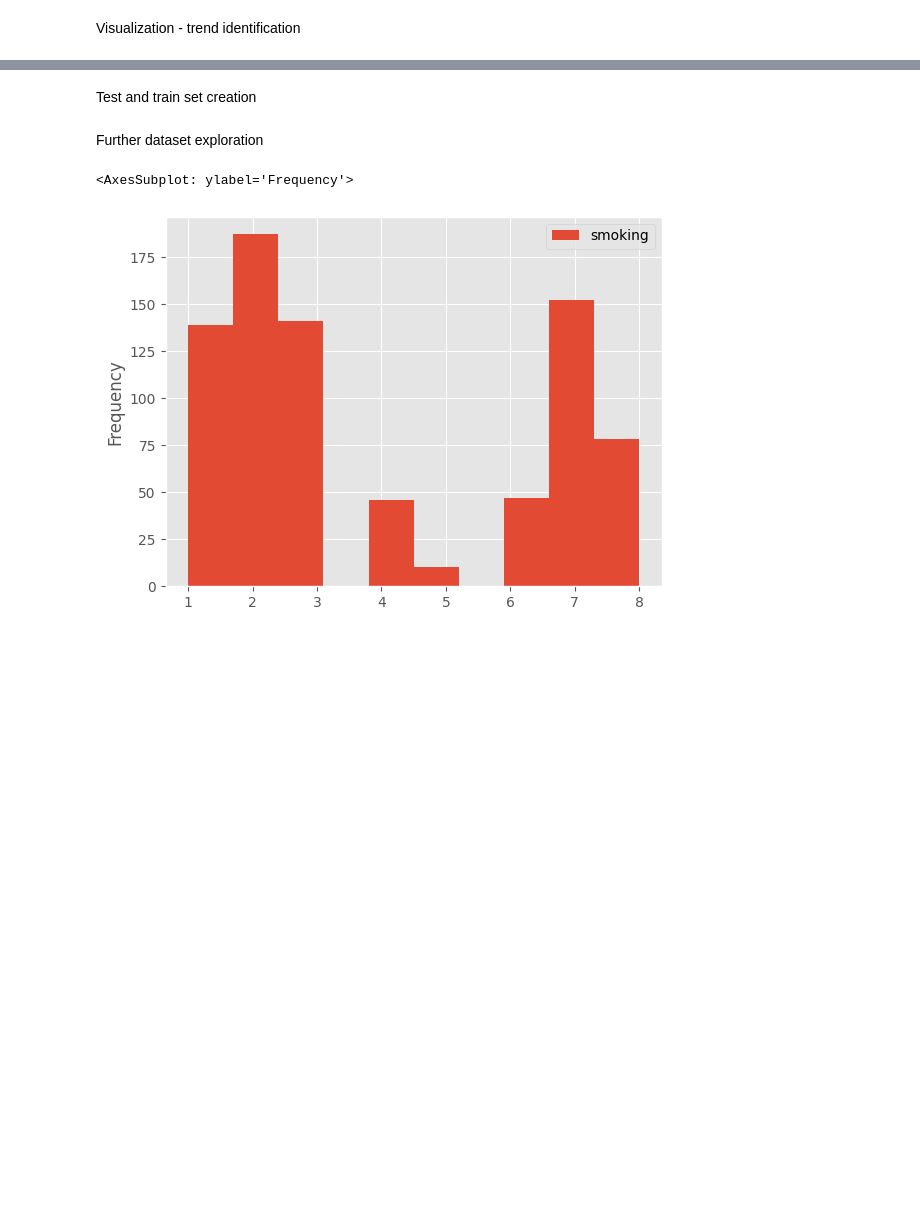
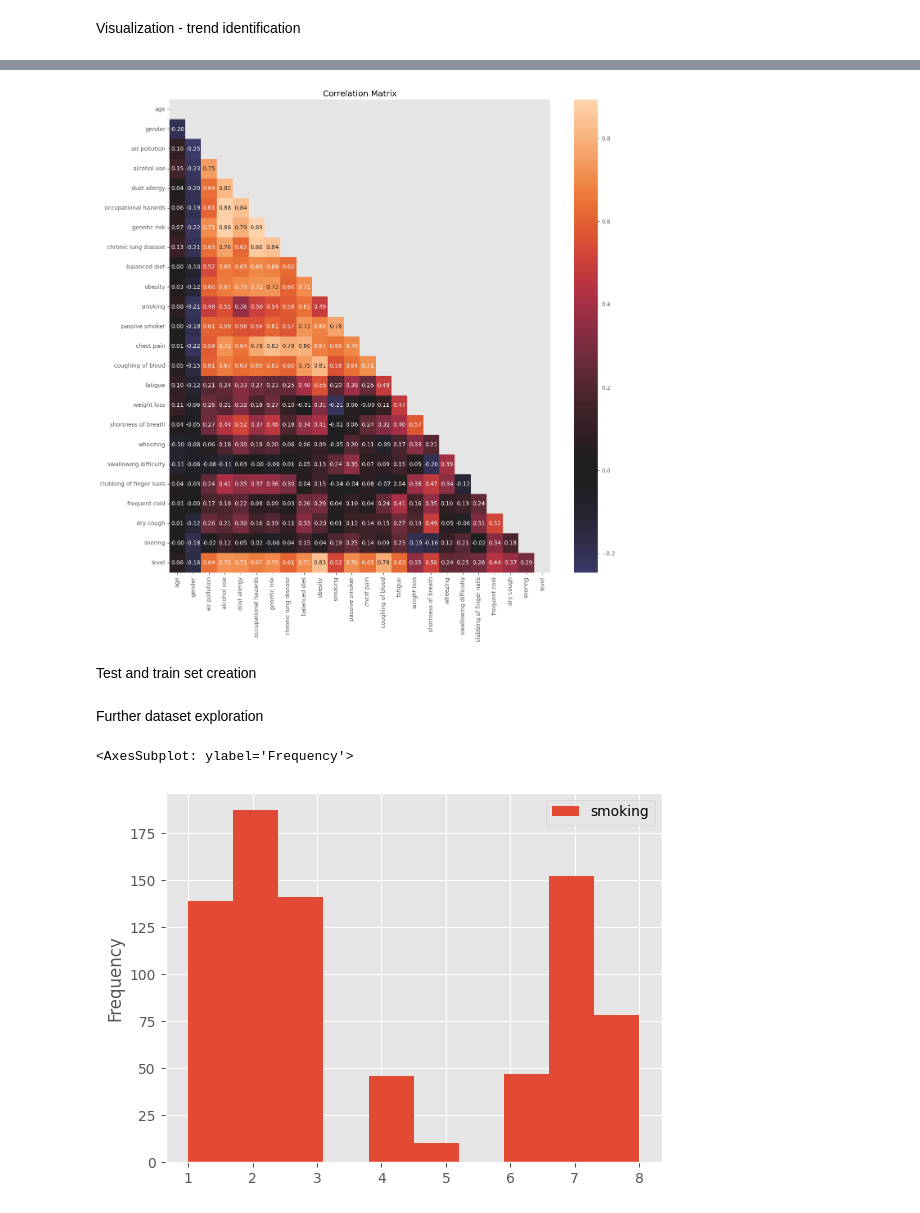
Before and after one commit to andre0422/Lung-Cancer-prediction, a Jupyter notebook: Script1 - Data_Manipulation.ipynb, the cells around one changed output, grey strips where cells are left out. Drawn from its saved outputs; the diff is of its cells as text; code cells hidden in the pictures; blank space fills up the shorter version.

```diff
--- a/Script1 - Data_Manipulation.ipynb
+++ b/Script1 - Data_Manipulation.ipynb
@@ -141,2 +80,10 @@ plt.show()
+# %%
+plt.figure(figsize=(15, 15))
+correlation = df.corr()
+mask = np.triu(np.ones_like(correlation, dtype=bool))
+sns.heatmap(correlation, annot=True, mask=mask, fmt='.2f', center=0)
+_ = plt.title("Correlation Matrix")
+# %% [output]
+[figure, added]
 # %% [markdown]
 Test and train set creation
```
Also changed, not shown: parts of 53 cells of this notebook.
